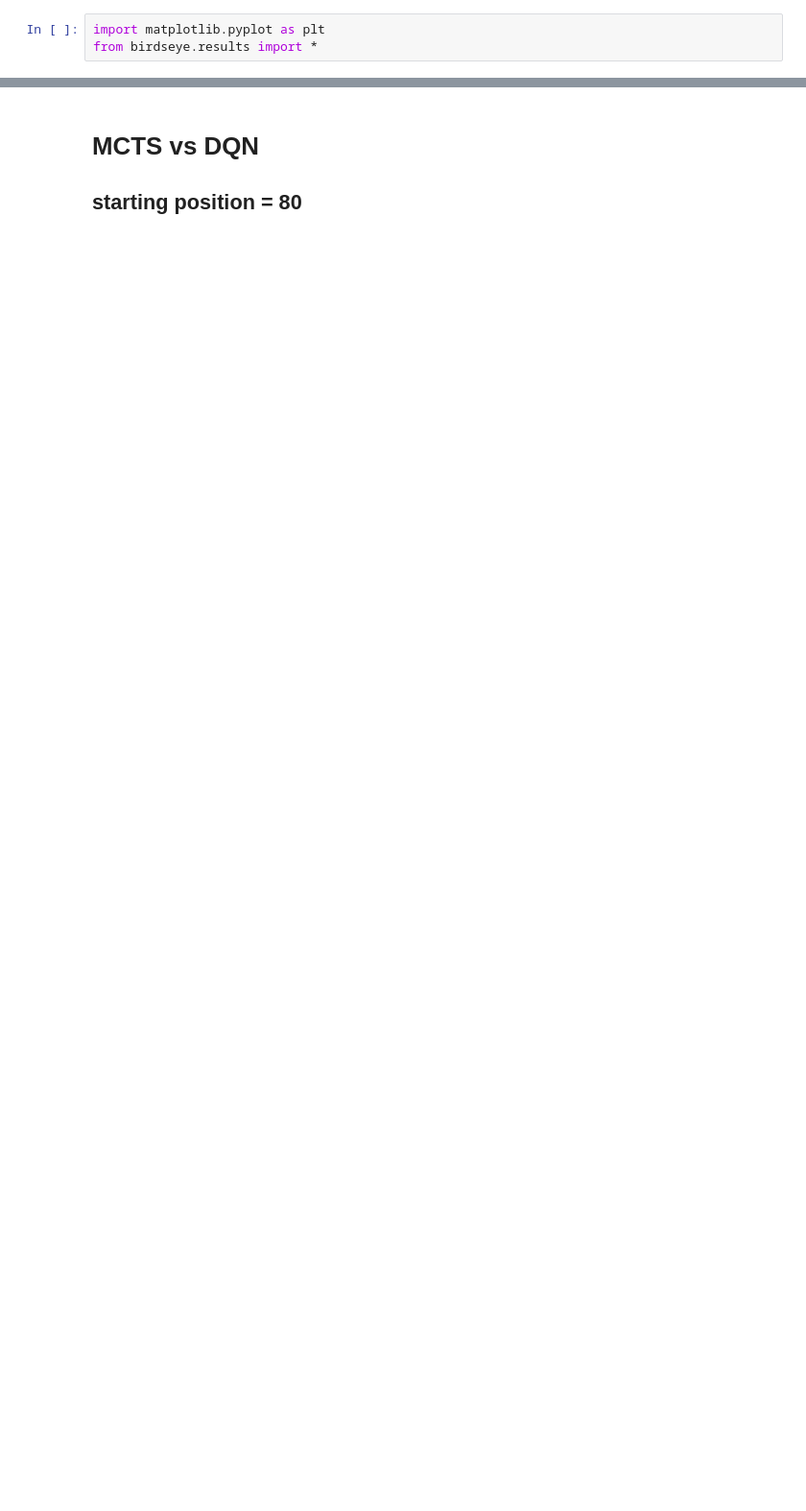
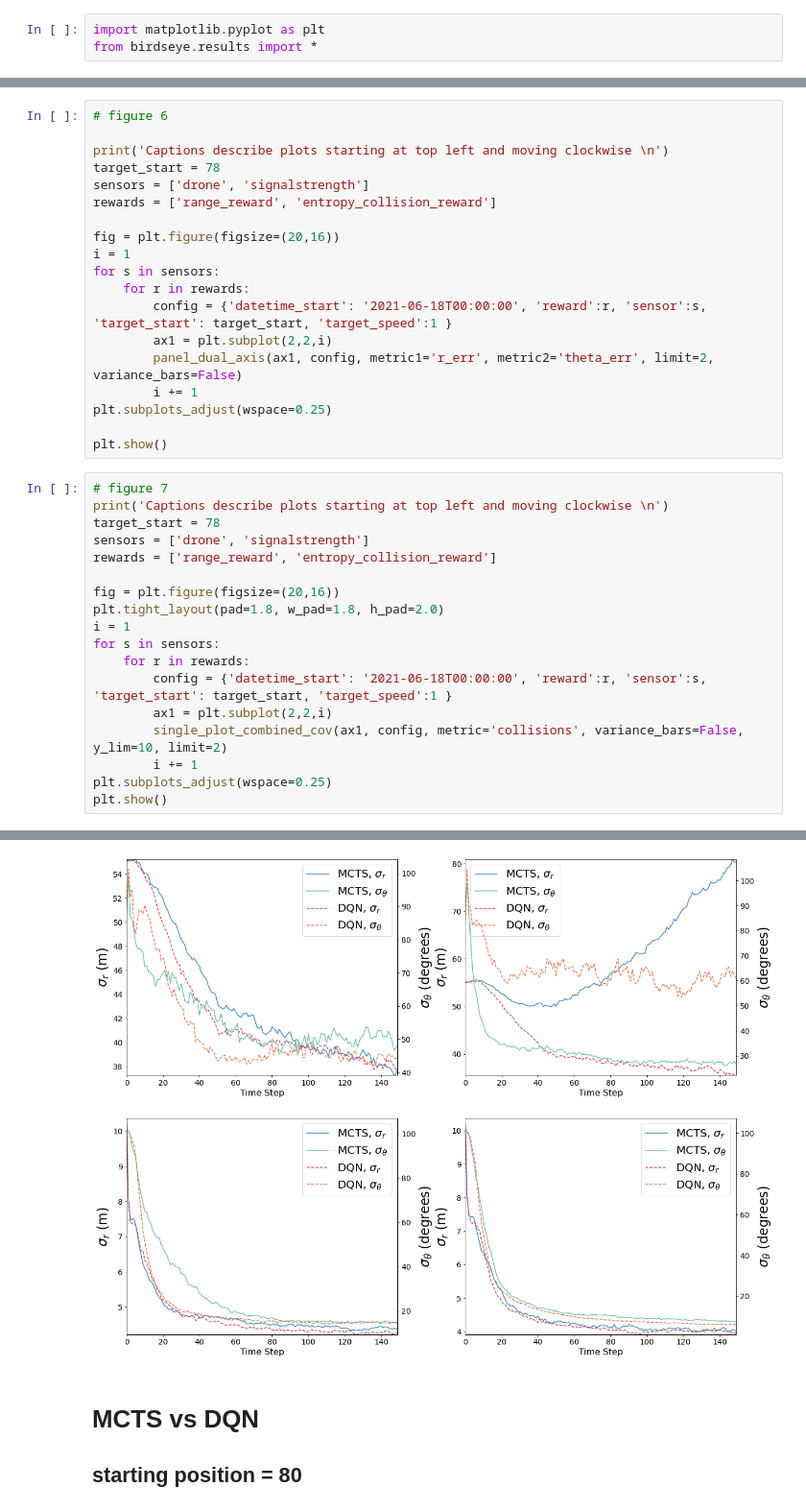
Before and after one commit to IQTLabs/BirdsEye, a Jupyter notebook: IEEE_ROSE.ipynb, the cells around one changed output, grey strips where cells are left out. Shown at 96% size. Drawn from its saved outputs; the diff is of its cells as text; blank space fills up the shorter version.

```diff
--- a/IEEE_ROSE.ipynb
+++ b/IEEE_ROSE.ipynb
@@ -3,0 +32,38 @@ from birdseye.results import *
+# %%
+# figure 6
+
+print('Captions describe plots starting at top left and moving clockwise \n')
+target_start = 78
+sensors = ['drone', 'signalstrength']
+rewards = ['range_reward', 'entropy_collision_reward']
+
+fig = plt.figure(figsize=(20,16))
+i = 1
+for s in sensors:
+    for r in rewards:
+        config = {'datetime_start': '2021-06-18T00:00:00', 'reward':r, 'sensor':s, 'target_start': target_start, 'target_speed':1 }
+        ax1 = plt.subplot(2,2,i)
+        panel_dual_axis(ax1, config, metric1='r_err', metric2='theta_err', limit=2, variance_bars=False)
+        i += 1
+plt.subplots_adjust(wspace=0.25)
+
+plt.show()
+# %%
+# figure 7
+print('Captions describe plots starting at top left and moving clockwise \n')
+target_start = 78
+sensors = ['drone', 'signalstrength']
+rewards = ['range_reward', 'entropy_collision_reward']
+
+fig = plt.figure(figsize=(20,16))
+plt.tight_layout(pad=1.8, w_pad=1.8, h_pad=2.0)
+i = 1
+for s in sensors:
+    for r in rewards:
+        config = {'datetime_start': '2021-06-18T00:00:00', 'reward':r, 'sensor':s, 'target_start': target_start, 'target_speed':1 }
+        ax1 = plt.subplot(2,2,i)
+        single_plot_combined_cov(ax1, config, metric='collisions', variance_bars=False, y_lim=10, limit=2)
+        i += 1
+plt.subplots_adjust(wspace=0.25)
+plt.show()
+# %% [output]
@@ -4,3 +92,4 @@ from birdseye.results import *
+[figure, added]
 # %% [markdown]
 #  MCTS vs DQN
 ## starting position = 80
```
Also changed, not shown: parts of 41 cells of this notebook, 1 other file.
